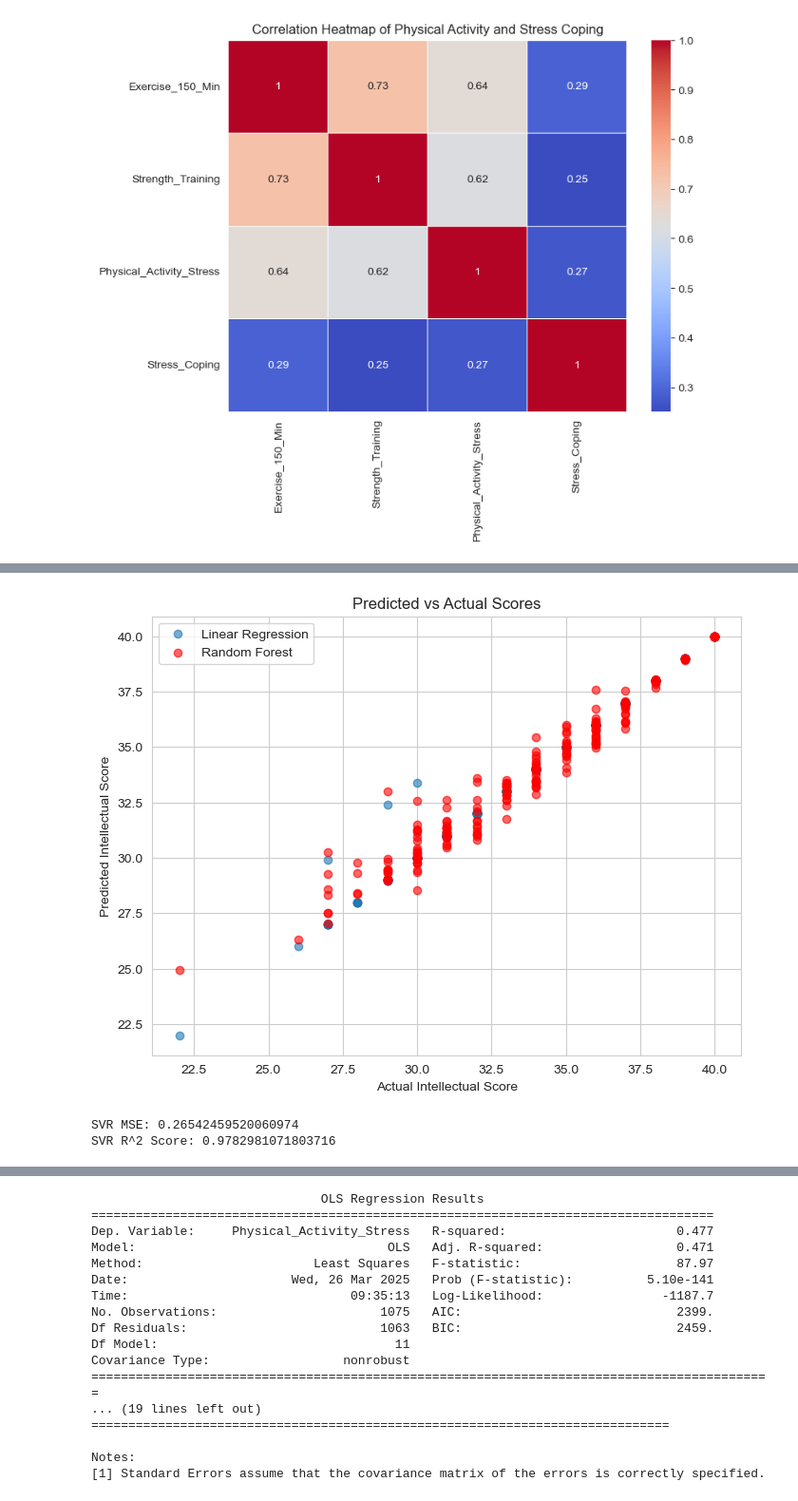
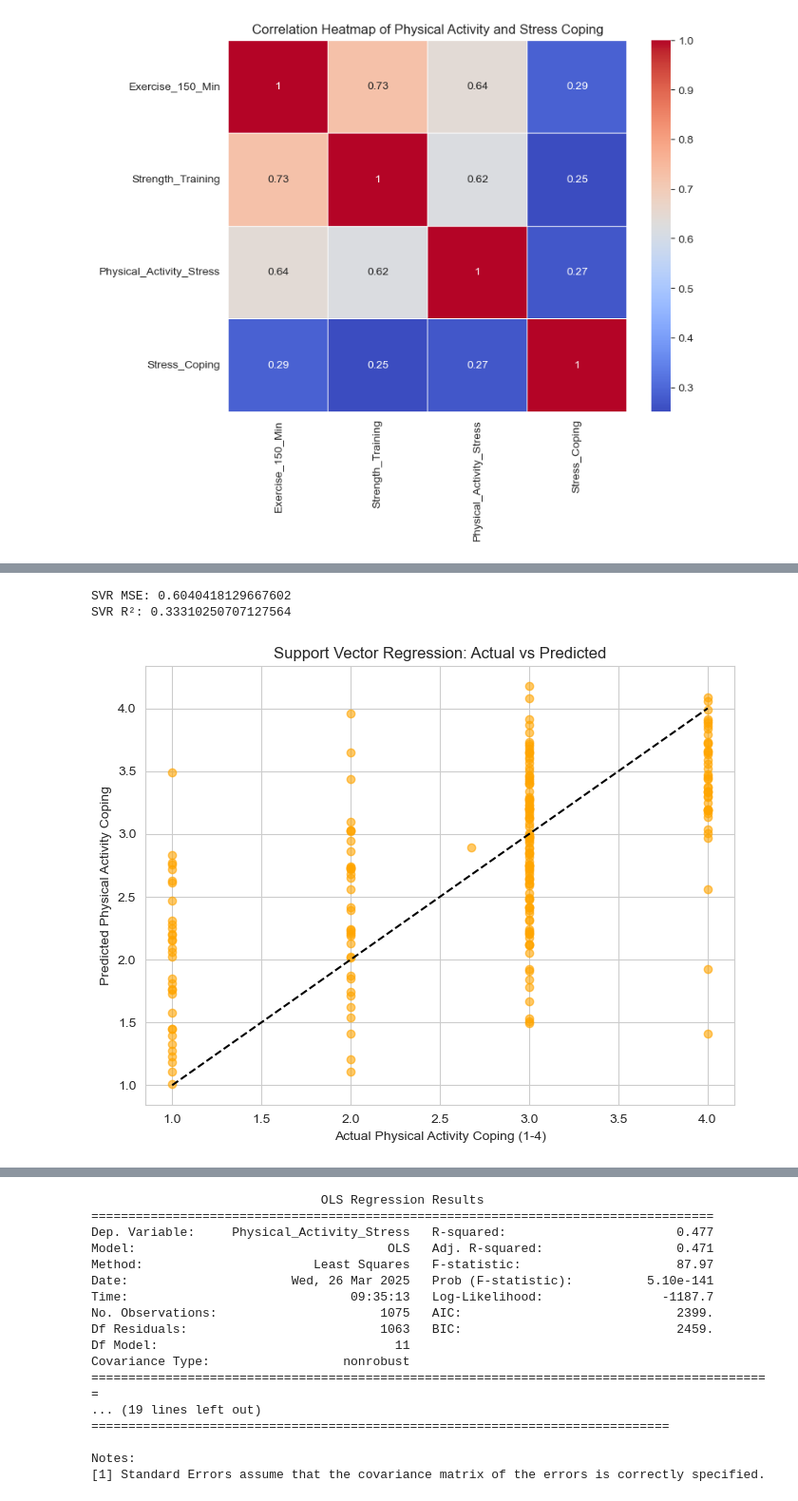
Before and after one commit to Matthew-Wolz/Physical-Health-Research, a Jupyter notebook: Notebook/Physical Health Research.ipynb, the cells around one changed output, grey strips where cells are left out. Shown at 95% size. Saved outputs shown, nothing was run; the diff lists cells and outputs as text; code cells hidden in the pictures.

```diff
--- a/Notebook/Physical Health Research.ipynb
+++ b/Notebook/Physical Health Research.ipynb
@@ -145,28 +136,27 @@ plt.show()
-# %%
-# The output is similar to the output of the linear regression model. It seems that the linear regression model performed a slight bit
-# better than the random forest model.  [FOR INTELLECTUAL_SCORE]
-
-# Let's visualize both of them together
-
-plt.figure(figsize=(8,6))
-plt.scatter(y_test, y_pred_linear_reg, alpha=0.6, label="Linear Regression")
-plt.scatter(y_test, y_pred_rf, alpha=0.6, label="Random Forest", color='red')
-plt.xlabel("Actual Intellectual Score")
-plt.ylabel("Predicted Intellectual Score")
-plt.title("Predicted vs Actual Scores")
-plt.legend()
-plt.show()
-# %% [output]
-[figure, removed]
 # %%
-# Support Vector Regression (SVR) [FOR INTELLECTUAL_SCORE]
+# --- SVR FOR PHYSICAL_ACTIVITY_STRESS ---
 
-svr_reg = SVR(kernel='rbf') # using a radial-based function (rbf) kernel, we can fit our data with a non-linear curve.
-svr_reg.fit(X_train_scaled, y_train)
-y_pred_svr = svr_reg.predict(X_test_scaled)
+scaler = StandardScaler()
+X_train_scaled = scaler.fit_transform(X_train)
+X_test_scaled = scaler.transform(X_test)
 
+svr = SVR(kernel='rbf')
+svr.fit(X_train_scaled, y_train)
+y_pred_svr = svr.predict(X_test_scaled)
+
+# Metrics
 print("SVR MSE:", mean_squared_error(y_test, y_pred_svr))
-print("SVR R^2 Score:", r2_score(y_test, y_pred_svr))
+print("SVR R²:", r2_score(y_test, y_pred_svr))
+
+# Visualization
+plt.figure(figsize=(8, 6))
+plt.scatter(y_test, y_pred_svr, alpha=0.6, color='orange')
+plt.plot([1, 4], [1, 4], 'k--')
+plt.xlabel("Actual Physical Activity Coping (1-4)")
+plt.ylabel("Predicted Physical Activity Coping")
+plt.title("Support Vector Regression: Actual vs Predicted")
+plt.show()
 # %% [output]
-SVR MSE: 0.26542459520060974
-SVR R^2 Score: 0.9782981071803716
+SVR MSE: 0.6040418129667602
+SVR R²: 0.33310250707127564
+[figure, added]
```
Also changed, not shown: parts of 14 cells of this notebook.
